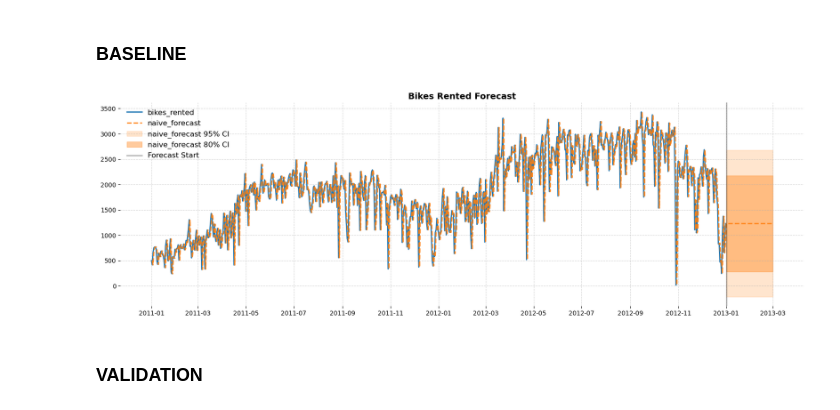
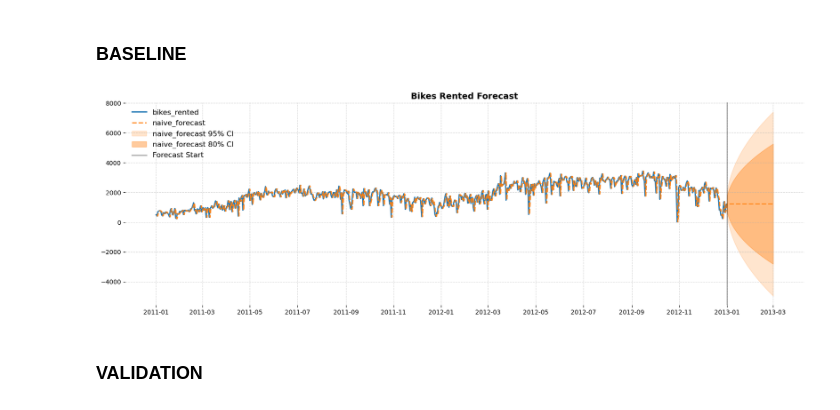
Before and after one commit to EAlmazanG/forecast-incremental-workflow, a Jupyter notebook: notebooks/forecast_day.ipynb, the cells around one changed output. Drawn from its saved outputs; the diff is of its cells as text; code cells hidden in the pictures.

Commit message:
improve scale factor

```diff
--- a/notebooks/forecast_day.ipynb
+++ b/notebooks/forecast_day.ipynb
@@ -715,7 +715,7 @@ def naive_forecast(df, forecast_column, date_column="date", steps=30):
 df_naive_forecast = naive_forecast(df_transformed, forecast_column, steps=60)
 baseline_forecast_column = 'naive_forecast'
 # %%
-def plot_time_series_forecast(df, time_series, p_alpha=0.9, p_linestyle="--", plot_ci = True, use_ci_scale_factor = False):
+def plot_time_series_forecast(df, time_series, p_alpha=0.9, p_linestyle="--", plot_ci = True, use_ci_scale_factor = None):
     fig, ax = plt.subplots(figsize=(20,6))
 
     colors = plt.get_cmap("tab10")(range(len(time_series)))
@@ -734,12 +734,16 @@ def plot_time_series_forecast(df, time_series, p_alpha=0.9, p_linestyle="--", pl
 
         if i > 0 and plot_ci:
             mean_forecast = df.loc[future_mask, serie]
-            std_dev = df.loc[~future_mask, forecast_column].std()  # Use historical std dev
+
+            past_errors = df.loc[~future_mask, forecast_column] - df.loc[~future_mask, serie]
+            std_dev = past_errors.std()
 
             forecast_horizon = np.arange(1, len(mean_forecast) + 1)
 
-            if use_ci_scale_factor:
+            if use_ci_scale_factor == 'log':
                 scale_factor = np.log1p(forecast_horizon)
+            elif use_ci_scale_factor == 'sqrt':
+                scale_factor = np.sqrt(forecast_horizon)
             else:
                 scale_factor = 1
 
@@ -769,9 +773,9 @@ def plot_time_series_forecast(df, time_series, p_alpha=0.9, p_linestyle="--", pl
 
     plt.show()
 # %%
-plot_time_series_forecast(df_naive_forecast, [forecast_column, 'naive_forecast'], 0.9, '--', True)
+plot_time_series_forecast(df_naive_forecast, [forecast_column, 'naive_forecast'], 0.9, '--', True, 'sqrt')
 # %% [output]
-[figure, old version]
+[figure, new version]
 # %% [markdown]
 ### VALIDATION
 # %% [markdown]
```
